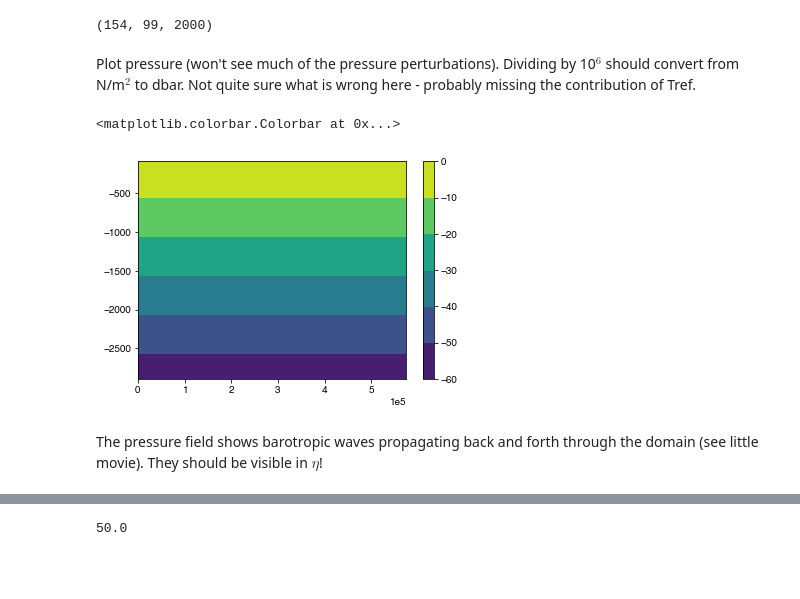
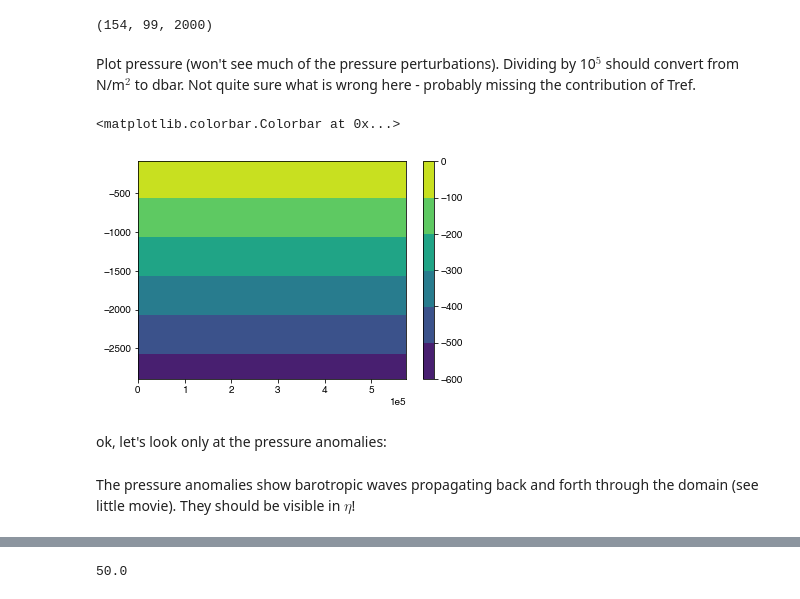
Before and after one commit to gunnarvoet/flow-across-bump, a Jupyter notebook: analysis/bump_analysis.ipynb, the cells around one changed output, grey strips where cells are left out. Cells and saved outputs as stored; diff of their text form; code cells hidden in the pictures; blank space fills up the shorter version.

```diff
--- a/analysis/bump_analysis.ipynb
+++ b/analysis/bump_analysis.ipynb
@@ -414,17 +414,19 @@ P.shape
 # %% [output]
 (154, 99, 2000)
 # %% [markdown]
-Plot pressure (won't see much of the pressure perturbations). Dividing by 10$^6$ should convert from N/m$^2$ to dbar. Not quite sure what is wrong here - probably missing the contribution of Tref.
+Plot pressure (won't see much of the pressure perturbations). Dividing by 10$^5$ should convert from N/m$^2$ to dbar. Not quite sure what is wrong here - probably missing the contribution of Tref.
 # %%
-plt.contourf(grid.Y,grid.Z[1:],np.squeeze(P[-1,:,:]/1e6),5)
+plt.contourf(grid.Y,grid.Z[1:],np.squeeze(P[-1,:,:]/1e5),5)
 plt.colorbar()
 # %% [output]
 <matplotlib.colorbar.Colorbar at 0x...>
-[figure, old version]
+[figure, new version]
+# %% [markdown]
+ok, let's look only at the pressure anomalies:
 # %%
 PP = phi_hyd2*rho0 + phi_nh2*rho0
 # %% [markdown]
-The pressure field shows barotropic waves propagating back and forth through the domain (see little movie). They should be visible in $\eta$!
+The pressure anomalies show barotropic waves propagating back and forth through the domain (see little movie). They should be visible in $\eta$!
 # %%
 import io
 import base64
```
Also changed, not shown: parts of 18 cells of this notebook.
